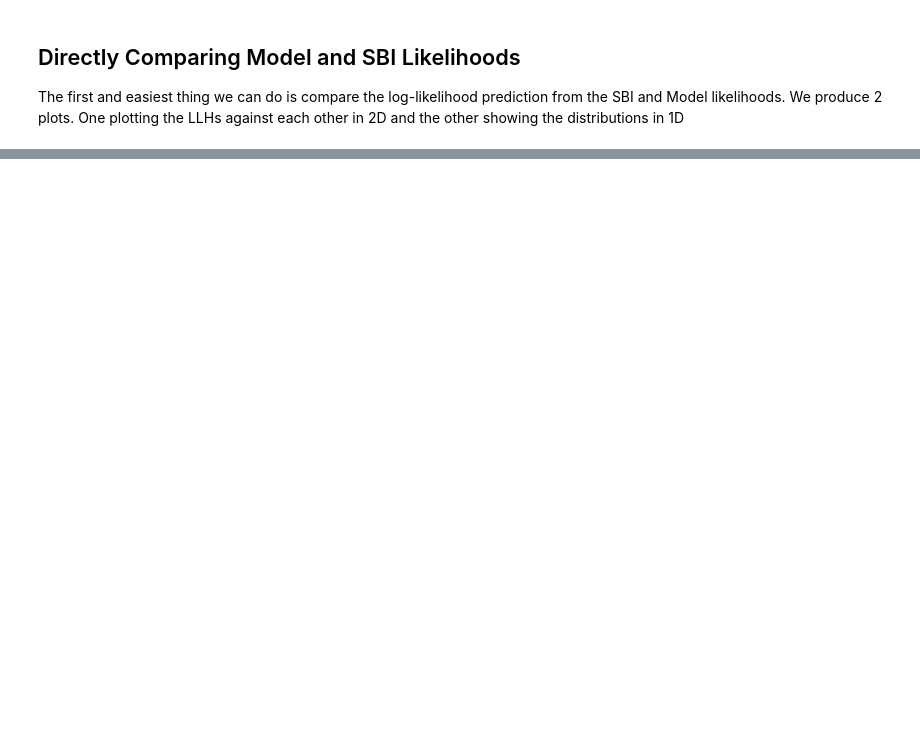
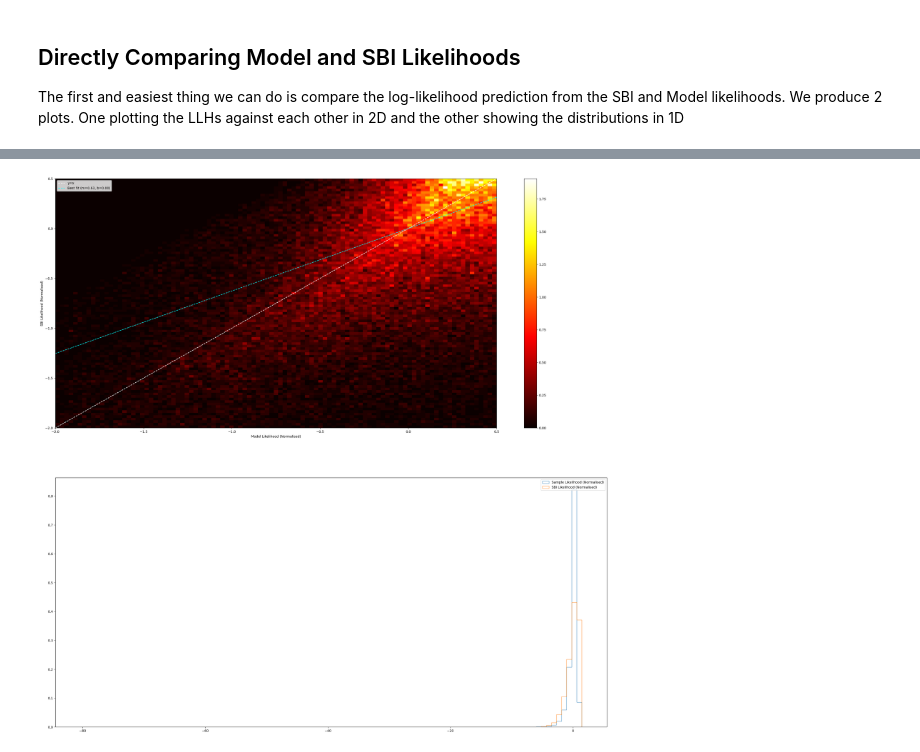
Before and after one commit to henry-wallace-phys/MaCh3SbiTools, a Jupyter notebook: tutorial/Part 5: Diagnosing your SBI.ipynb, the cells around one changed output, grey strips where cells are left out. Drawn from its saved outputs; the diff is of its cells as text; code cells hidden in the pictures; blank space fills up the shorter version.

```diff
--- a/tutorial/Part 5: Diagnosing your SBI.ipynb
+++ b/tutorial/Part 5: Diagnosing your SBI.ipynb
@@ -37,0 +43,5 @@ compare_logl(simulator, inference_handler, 100_000)
+# %%
+# Looks okay, let's zoom in on the 2D plot
+compare_logl(simulator, inference_handler, 100_000, likelihood_range=[-2, 0.5], n_bins=100)
+# %% [output]
+[figure, added]
```
Also changed, not shown: parts of 2 cells of this notebook, 1 other file.
